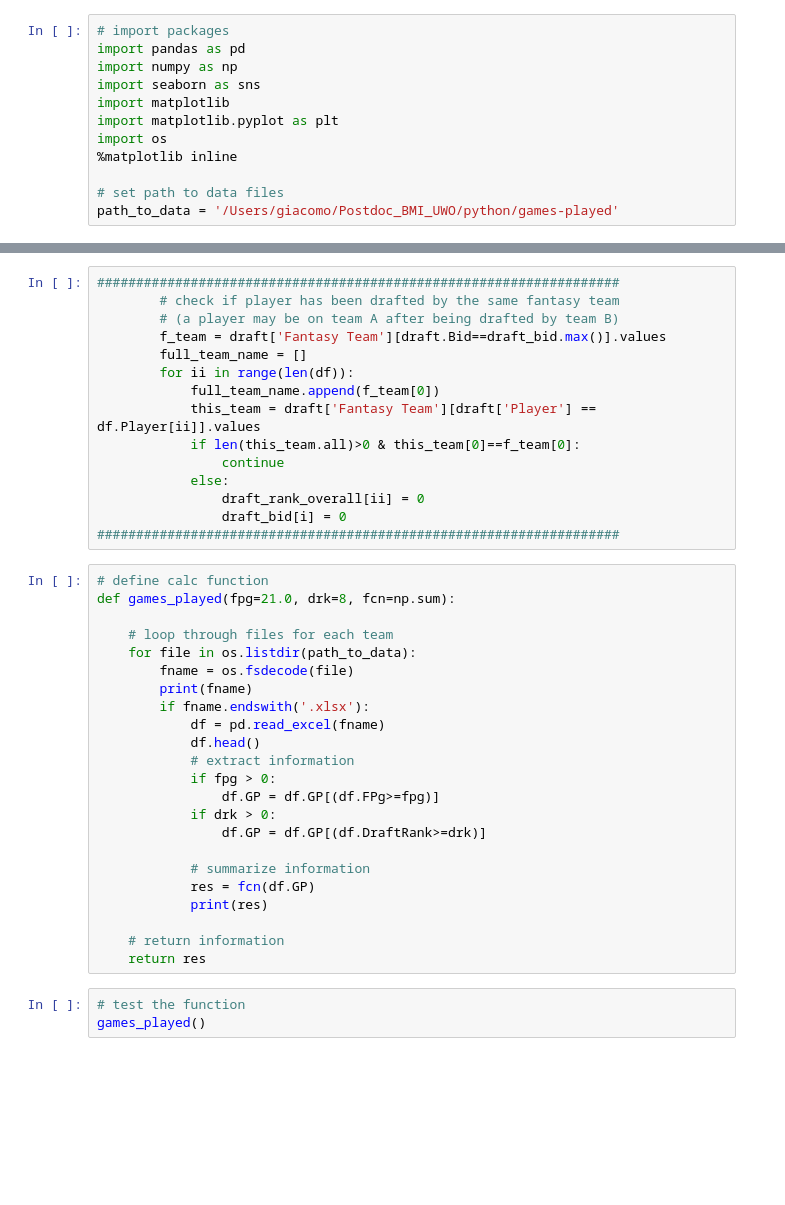
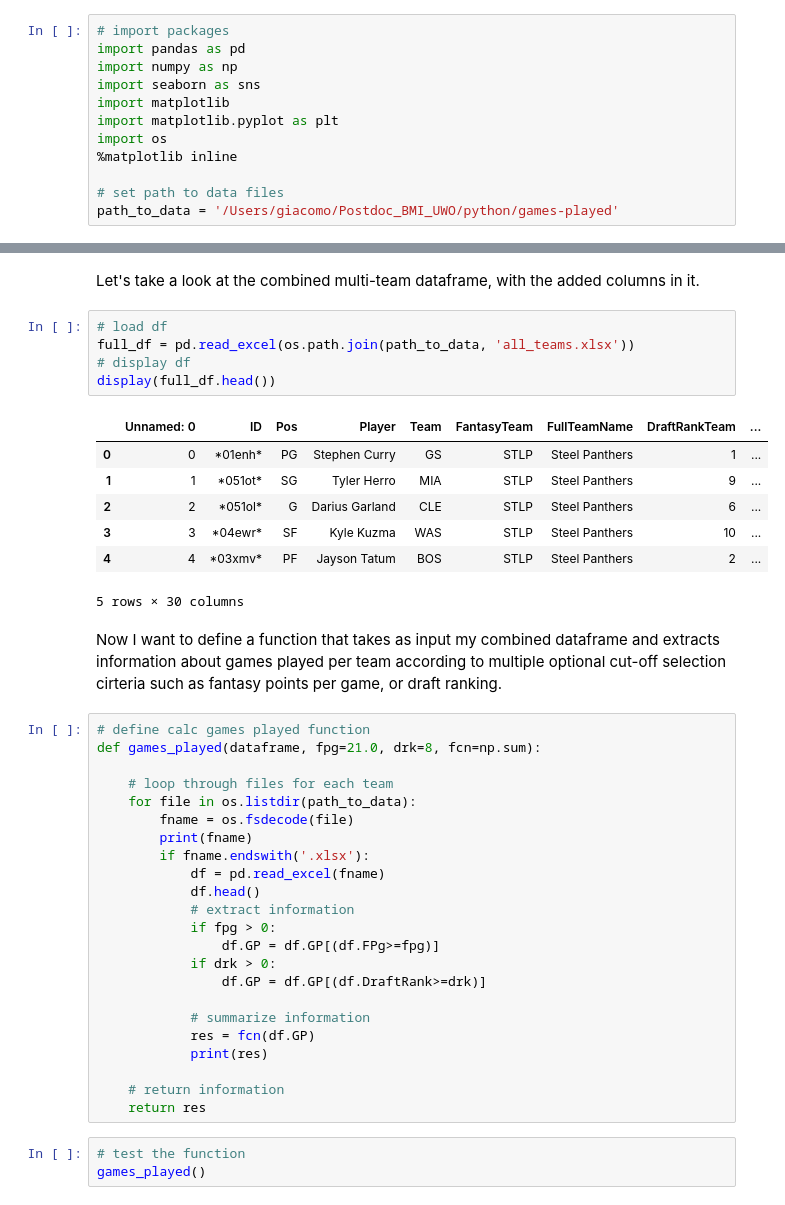
Before and after one commit to g14r/games-played, a Jupyter notebook: games-played.ipynb, the cells around one changed output, grey strips where cells are left out. Drawn from its saved outputs; the diff is of its cells as text; blank space fills up the shorter version.

Commit message:
Added append dfs and save file

```diff
--- a/games-played.ipynb
+++ b/games-played.ipynb
@@ -136,21 +136,23 @@ To retain the current behavior and silence the warning, pass 'sort=True'.
-# %%
-###################################################################
-        # check if player has been drafted by the same fantasy team
-        # (a player may be on team A after being drafted by team B)
-        f_team = draft['Fantasy Team'][draft.Bid==draft_bid.max()].values
-        full_team_name = []
-        for ii in range(len(df)):
-            full_team_name.append(f_team[0])
-            this_team = draft['Fantasy Team'][draft['Player'] == df.Player[ii]].values
-            if len(this_team.all)>0 & this_team[0]==f_team[0]:
-                continue
-            else:
-                draft_rank_overall[ii] = 0
-                draft_bid[i] = 0
-###################################################################
+# %% [markdown]
+Let's take a look at the combined multi-team dataframe, with the added columns in it.
+# %%
+# load df
+full_df = pd.read_excel(os.path.join(path_to_data, 'all_teams.xlsx'))
+# display df
+display(full_df.head())
+# %% [output]
+|  | Unnamed: 0 | ID | Pos | Player | Team | FantasyTeam | FullTeamName | DraftRankTeam | ... |
+| 0 | 0 | *01enh* | PG | Stephen Curry | GS | STLP | Steel Panthers | 1 | ... |
+| 1 | 1 | *051ot* | SG | Tyler Herro | MIA | STLP | Steel Panthers | 9 | ... |
+| 2 | 2 | *051ol* | G | Darius Garland | CLE | STLP | Steel Panthers | 6 | ... |
+| 3 | 3 | *04ewr* | SF | Kyle Kuzma | WAS | STLP | Steel Panthers | 10 | ... |
+| 4 | 4 | *03xmv* | PF | Jayson Tatum | BOS | STLP | Steel Panthers | 2 | ... |
+5 rows × 30 columns
+# %% [markdown]
+Now I want to define a function that takes as input my combined dataframe and extracts information about games played per team according to multiple optional cut-off selection cirteria such as fantasy points per game, or draft ranking.
 # %%
-# define calc function
-def games_played(fpg=21.0, drk=8, fcn=np.sum):
+# define calc games played function
+def games_played(dataframe, fpg=21.0, drk=8, fcn=np.sum):
 
     # loop through files for each team
     for file in os.listdir(path_to_data):
```
Also changed, not shown: parts of 4 cells of this notebook, 1 other file.
